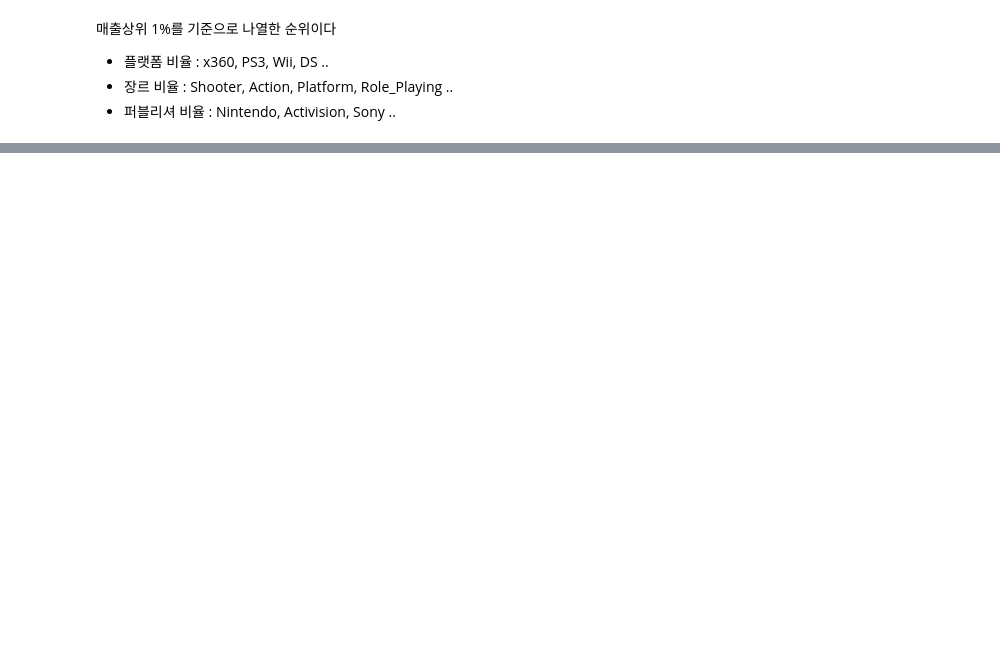
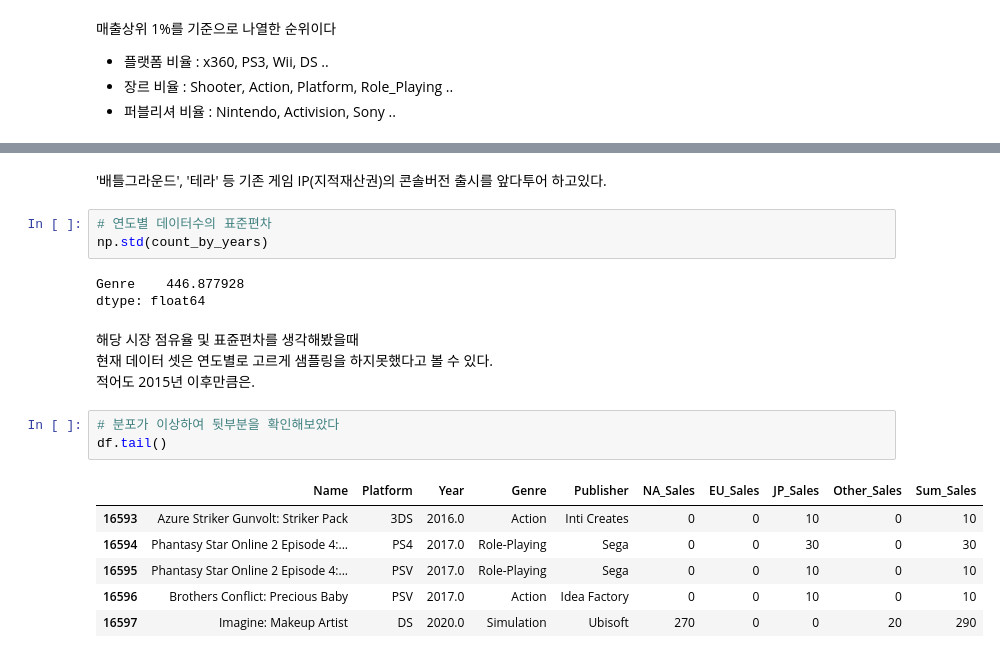
Before and after one commit to C-Designer/Codestates_Section_Project, a Jupyter notebook: Section1_Project.ipynb, the cells around one changed output, grey strips where cells are left out. Drawn from its saved outputs; the diff is of its cells as text; blank space fills up the shorter version.

```diff
--- a/Section1_Project.ipynb
+++ b/Section1_Project.ipynb
@@ -458,0 +448,21 @@ df.describe() # 숫자형 데이터가 Year밖에없다
+# %% [markdown]
+'배틀그라운드', '테라' 등 기존 게임 IP(지적재산권)의 콘솔버전 출시를 앞다투어 하고있다.
+# %%
+# 연도별 데이터수의 표준편차
+np.std(count_by_years)
+# %% [output]
+Genre    446.877928
+dtype: float64
+# %% [markdown]
+해당 시장 점유율 및 표쥰편차를 생각해봤을때<br> 현재 데이터 셋은 연도별로 고르게 샘플링을 하지못했다고 볼 수 있다.<br>
+적어도 2015년 이후만큼은.
+# %%
+# 분포가 이상하여 뒷부분을 확인해보았다
+df.tail()
+# %% [output]
+|  | Name | Platform | Year | Genre | Publisher | NA_Sales | EU_Sales | JP_Sales | Other_Sales | Sum_Sales |
+| 16593 | Azure Striker Gunvolt: Striker Pack | 3DS | 2016.0 | Action | Inti Creates | 0 | 0 | 10 | 0 | 10 |
+| 16594 | Phantasy Star Online 2 Episode 4:... | PS4 | 2017.0 | Role-Playing | Sega | 0 | 0 | 30 | 0 | 30 |
+| 16595 | Phantasy Star Online 2 Episode 4:... | PSV | 2017.0 | Role-Playing | Sega | 0 | 0 | 10 | 0 | 10 |
+| 16596 | Brothers Conflict: Precious Baby | PSV | 2017.0 | Action | Idea Factory | 0 | 0 | 10 | 0 | 10 |
+| 16597 | Imagine: Makeup Artist | DS | 2020.0 | Simulation | Ubisoft | 270 | 0 | 0 | 20 | 290 |
```
Also changed, not shown: parts of 16 cells of this notebook.
